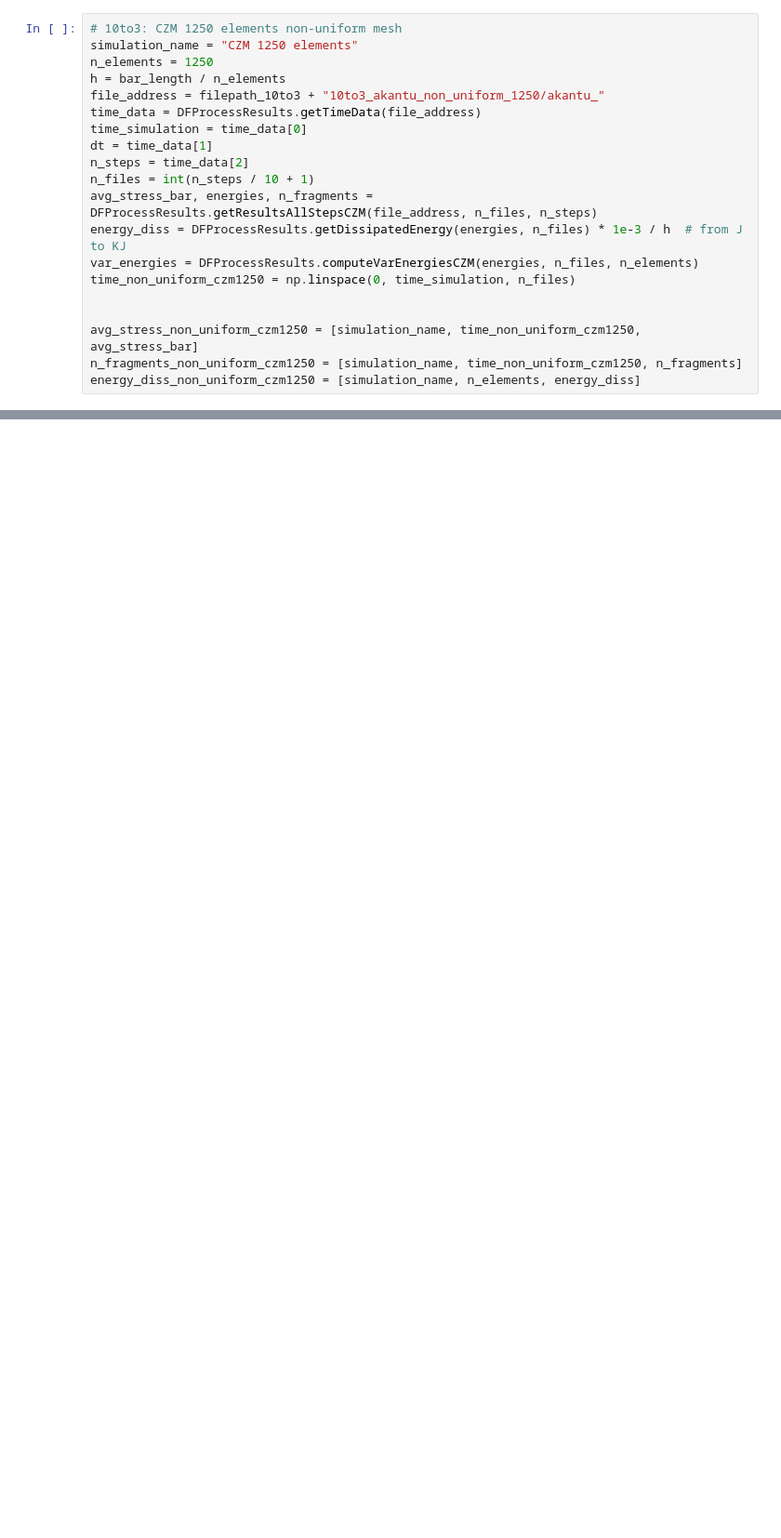
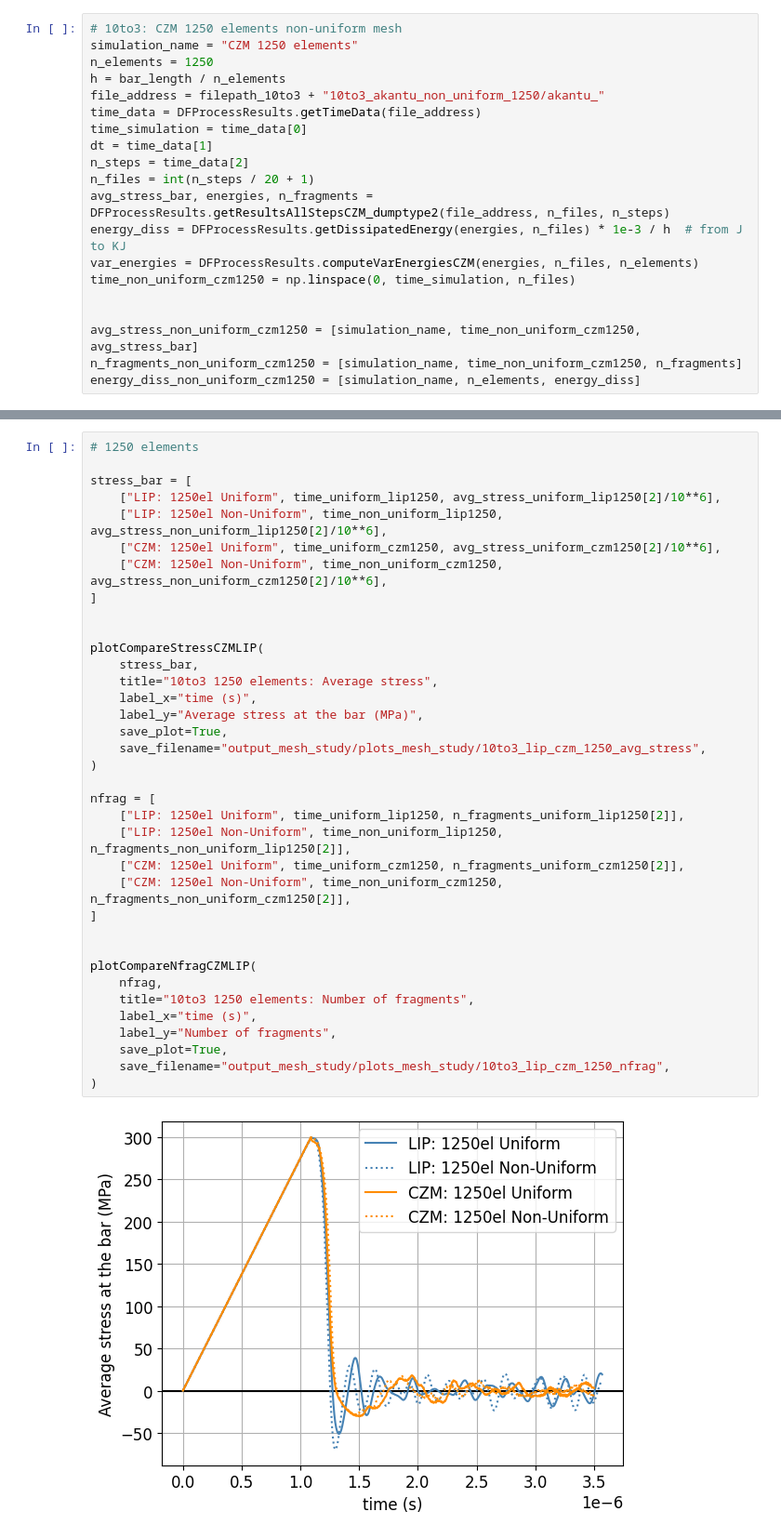
Before and after one commit to raquel-dantas/DynFrag1D, a Jupyter notebook: mesh_study_10to3_lip_czm.ipynb, the cells around one changed output, grey strips where cells are left out. Shown at 93% size. Saved outputs shown, nothing was run; the diff lists cells and outputs as text; blank space fills up the shorter version.

```diff
--- a/mesh_study_10to3_lip_czm.ipynb
+++ b/mesh_study_10to3_lip_czm.ipynb
@@ -137,8 +137,8 @@ time_data = DFProcessResults.getTimeData(file_address)
 time_simulation = time_data[0]
 dt = time_data[1]
 n_steps = time_data[2]
-n_files = int(n_steps / 10 + 1)
-avg_stress_bar, energies, n_fragments = DFProcessResults.getResultsAllStepsCZM(file_address, n_files, n_steps)
+n_files = int(n_steps / 20 + 1)
+avg_stress_bar, energies, n_fragments = DFProcessResults.getResultsAllStepsCZM_dumptype2(file_address, n_files, n_steps)
 energy_diss = DFProcessResults.getDissipatedEnergy(energies, n_files) * 1e-3 / h  # from J to KJ
 var_energies = DFProcessResults.computeVarEnergiesCZM(energies, n_files, n_elements)
 time_non_uniform_czm1250 = np.linspace(0, time_simulation, n_files)
@@ -683,0 +686,38 @@ plotCompareNfragCZMLIP(
+# %%
+# 1250 elements
+
+stress_bar = [
+    ["LIP: 1250el Uniform", time_uniform_lip1250, avg_stress_uniform_lip1250[2]/10**6],
+    ["LIP: 1250el Non-Uniform", time_non_uniform_lip1250, avg_stress_non_uniform_lip1250[2]/10**6],
+    ["CZM: 1250el Uniform", time_uniform_czm1250, avg_stress_uniform_czm1250[2]/10**6],
+    ["CZM: 1250el Non-Uniform", time_non_uniform_czm1250, avg_stress_non_uniform_czm1250[2]/10**6],
+]
+
+
+plotCompareStressCZMLIP(
+    stress_bar,
+    title="10to3 1250 elements: Average stress",
+    label_x="time (s)",
+    label_y="Average stress at the bar (MPa)",
+    save_plot=True,
+    save_filename="output_mesh_study/plots_mesh_study/10to3_lip_czm_1250_avg_stress",
+)
+
+nfrag = [
+    ["LIP: 1250el Uniform", time_uniform_lip1250, n_fragments_uniform_lip1250[2]],
+    ["LIP: 1250el Non-Uniform", time_non_uniform_lip1250, n_fragments_non_uniform_lip1250[2]],
+    ["CZM: 1250el Uniform", time_uniform_czm1250, n_fragments_uniform_czm1250[2]],
+    ["CZM: 1250el Non-Uniform", time_non_uniform_czm1250, n_fragments_non_uniform_czm1250[2]],
+]
+
+
+plotCompareNfragCZMLIP(
+    nfrag,
+    title="10to3 1250 elements: Number of fragments",
+    label_x="time (s)",
+    label_y="Number of fragments",
+    save_plot=True,
+    save_filename="output_mesh_study/plots_mesh_study/10to3_lip_czm_1250_nfrag",
+)
+# %% [output]
+[figure, added]
```
Also changed, not shown: parts of 16 cells of this notebook, 5 other files.
